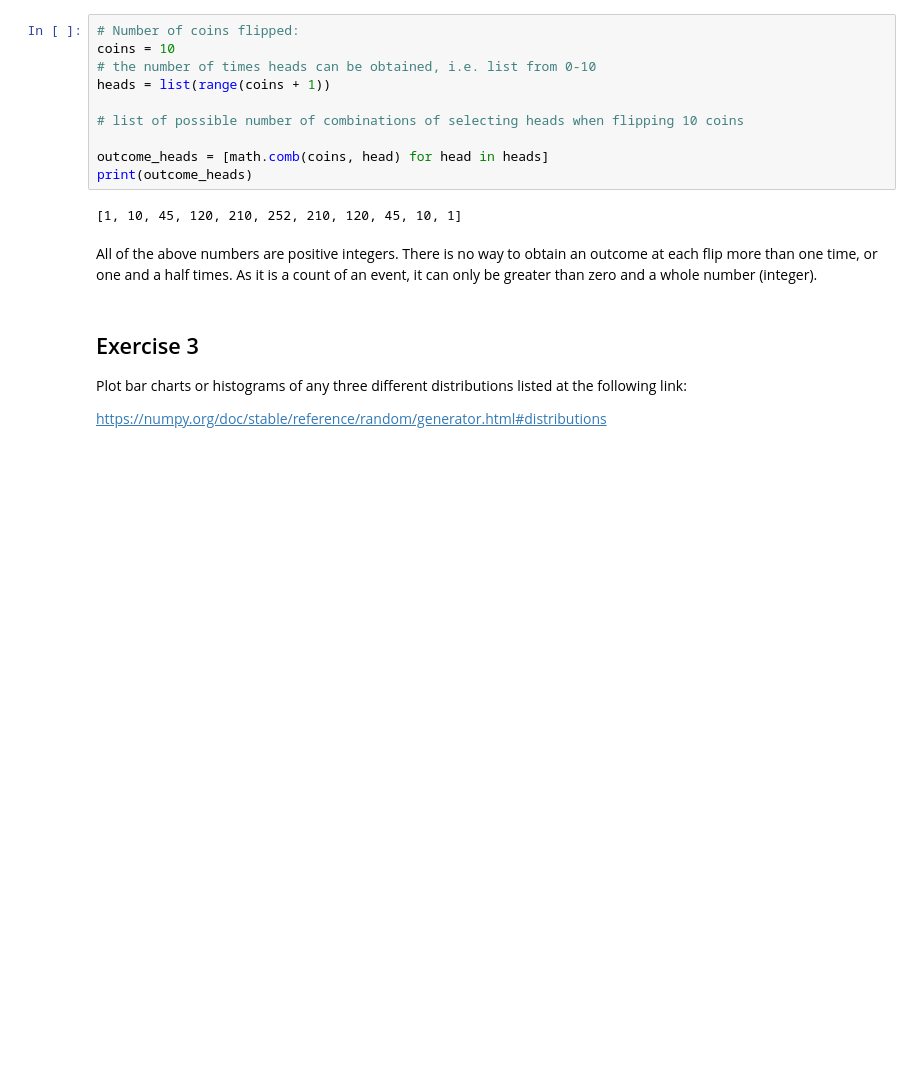
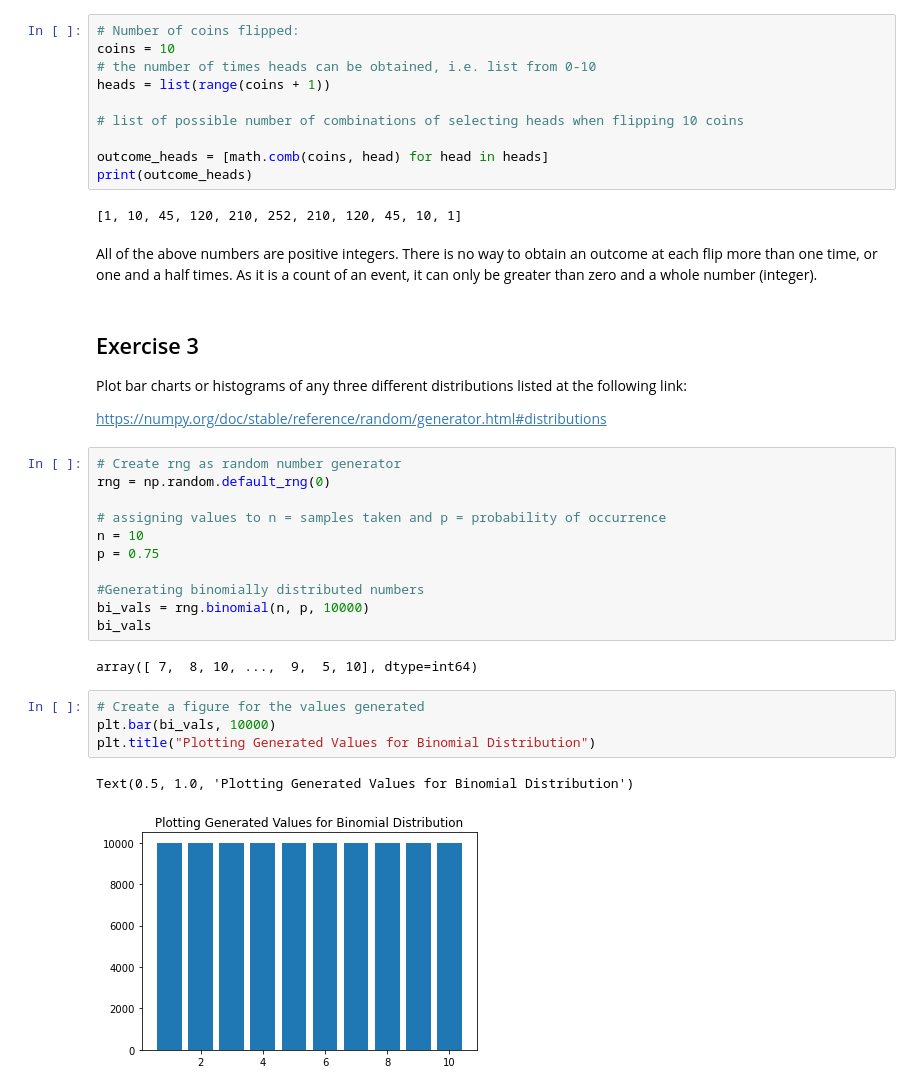
Before and after one commit to evaczeydapommersheim/Funddata---assessment, a Jupyter notebook: Practicals/02-Randomness.ipynb, the cells around one changed output. Cells and saved outputs as stored; diff of their text form; blank space fills up the shorter version.

```diff
--- a/Practicals/02-Randomness.ipynb
+++ b/Practicals/02-Randomness.ipynb
@@ -175,3 +176,23 @@ All of the above numbers are positive integers. There is no way to obtain an out
 Plot bar charts or histograms of any three different distributions listed at the following link:
 
 https://numpy.org/doc/stable/reference/random/generator.html#distributions
+# %%
+# Create rng as random number generator
+rng = np.random.default_rng(0)
+
+# assigning values to n = samples taken and p = probability of occurrence
+n = 10
+p = 0.75
+
+#Generating binomially distributed numbers
+bi_vals = rng.binomial(n, p, 10000)
+bi_vals
+# %% [output]
+array([ 7,  8, 10, ...,  9,  5, 10], dtype=int64)
+# %%
+# Create a figure for the values generated
+plt.bar(bi_vals, 10000)
+plt.title("Plotting Generated Values for Binomial Distribution")
+# %% [output]
+Text(0.5, 1.0, 'Plotting Generated Values for Binomial Distribution')
+[figure, added]
```
Also changed, not shown: parts of 12 cells of this notebook, 2 other files.
